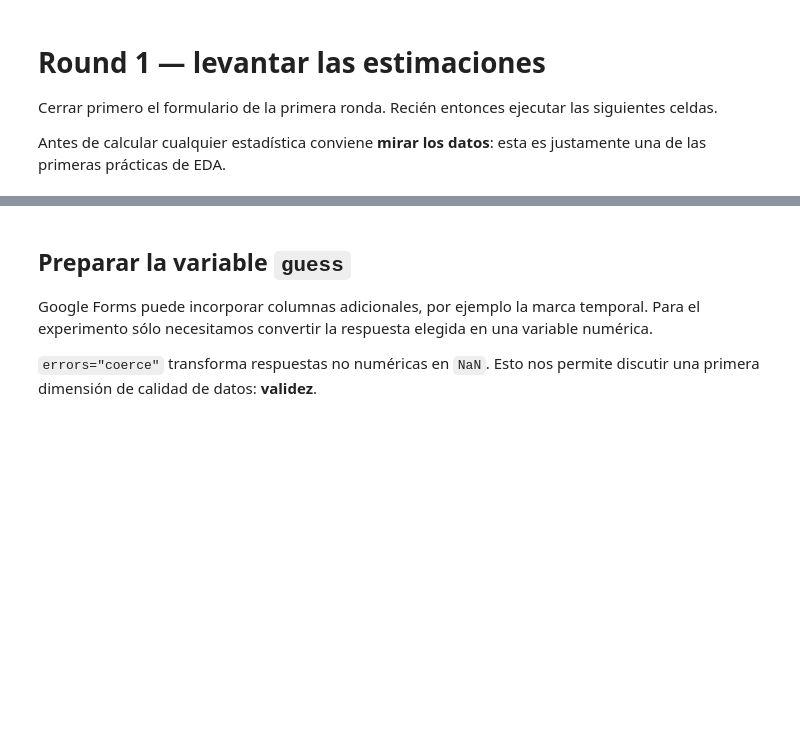
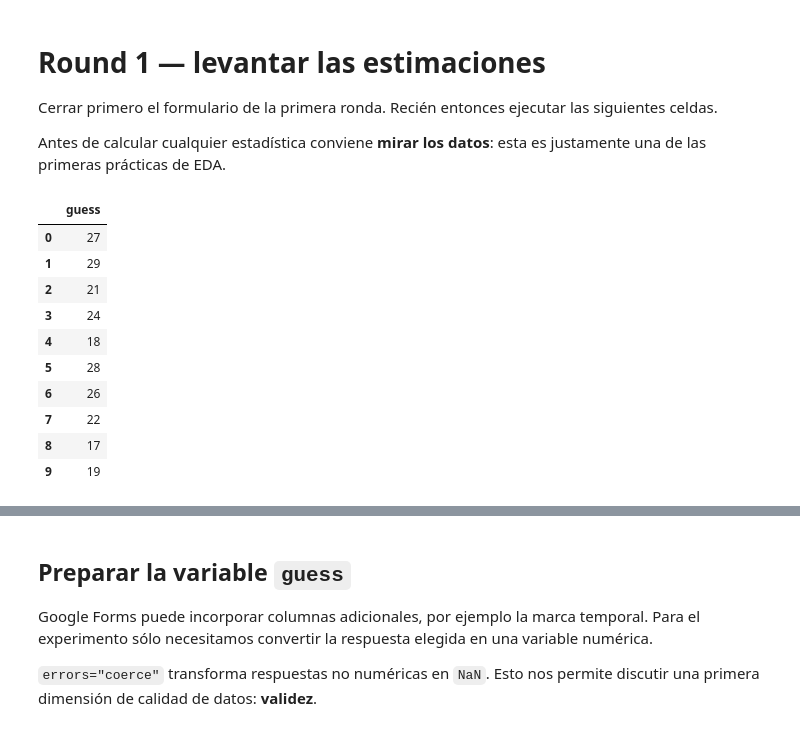
Before and after one commit to UADE-Python-Data-Science/583433_repo_oficial, a Jupyter notebook: Unidad_3/U3_NB1_intro_wisdom_crowds.ipynb, the cells around one changed output, grey strips where cells are left out. Saved outputs shown, nothing was run; the diff lists cells and outputs as text; code cells hidden in the pictures; blank space fills up the shorter version.

```diff
--- a/Unidad_3/U3_NB1_intro_wisdom_crowds.ipynb
+++ b/Unidad_3/U3_NB1_intro_wisdom_crowds.ipynb
@@ -121,10 +121,22 @@ de las primeras prácticas de EDA.
 # %%
 df_round_1_raw = load_google_sheet_tab(
     GOOGLE_SHEET_ID,
     ROUND_1_SHEET
 )
 
-df_round_1_raw.head()
+df_round_1_raw.head(10)
+# %% [output]
+|  | guess |
+| 0 | 27 |
+| 1 | 29 |
+| 2 | 21 |
+| 3 | 24 |
+| 4 | 18 |
+| 5 | 28 |
+| 6 | 26 |
+| 7 | 22 |
+| 8 | 17 |
+| 9 | 19 |
 # %%
 # Primera inspección
 
```
Also changed, not shown: parts of 14 cells of this notebook, 7 other files.
